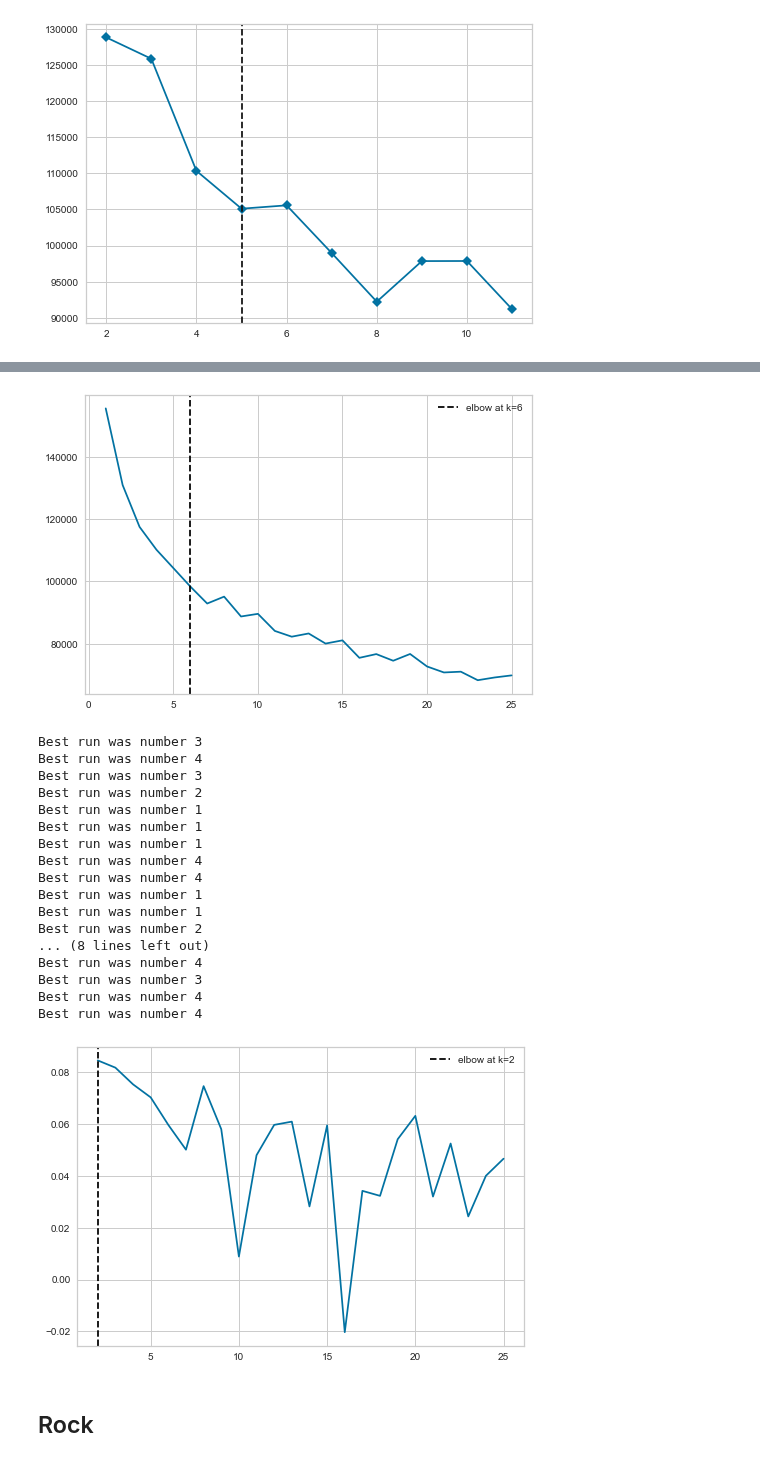
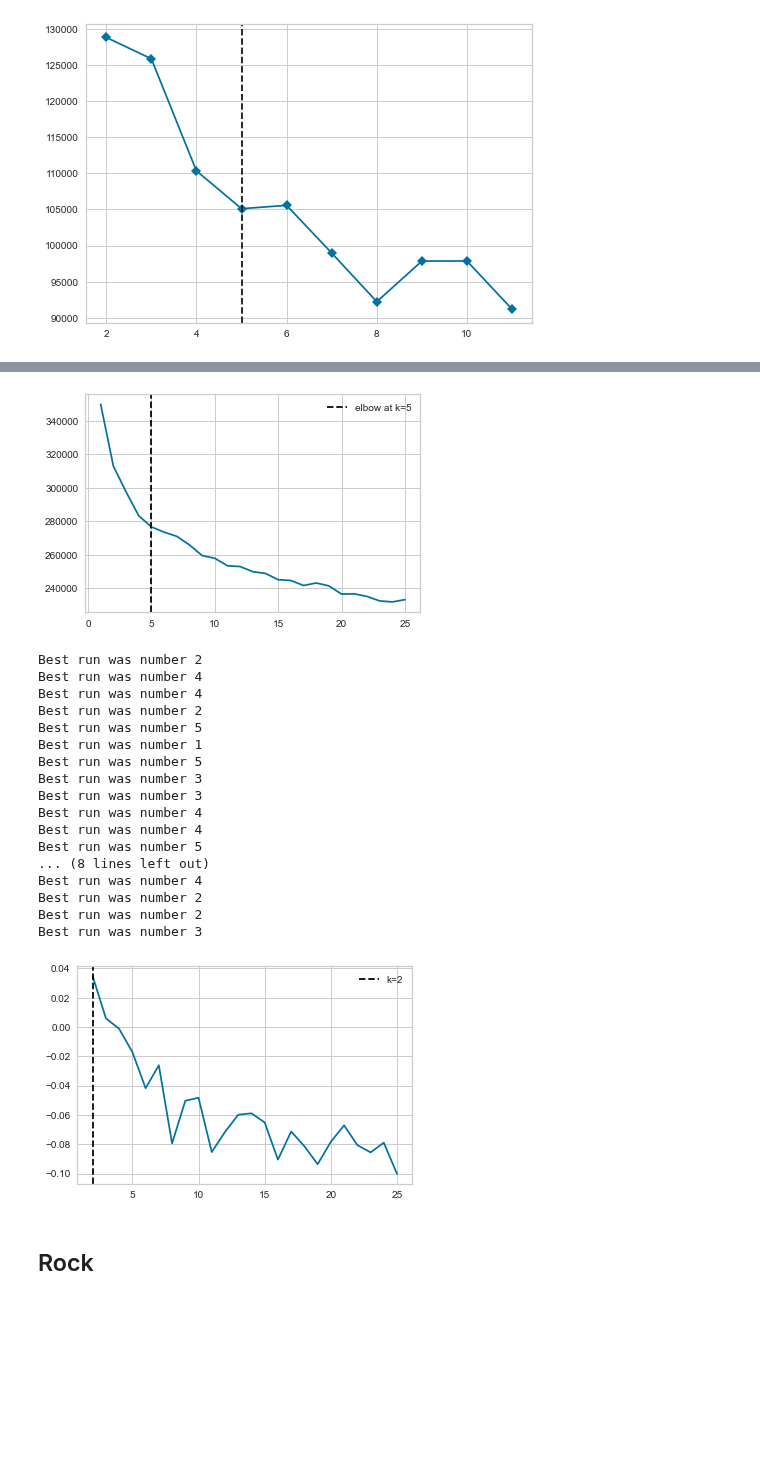
Before and after one commit to cri98li/Data-Mining-2-Project-ts-classification, a Jupyter notebook: Fase 4.3 - Transactional Clustering.ipynb, the cells around one changed output, grey strips where cells are left out. Drawn from its saved outputs; the diff is of its cells as text; code cells hidden in the pictures; blank space fills up the shorter version.

```diff
--- a/Fase 4.3 - Transactional Clustering.ipynb
+++ b/Fase 4.3 - Transactional Clustering.ipynb
@@ -275,0 +246,4 @@ array([[63., 35.,  0., ..., 87., 32., 64.],
+# %%
+X = pd.DataFrame(Xt, columns=attributi)
+X['ALBUM_type_'] = types.values
+X
@@ -299,7 +287,7 @@ array([array([0.        , 0.14638213, 0.15426504, 0.15867527, 0.16164804,
 from kmodes.kmodes import KModes
 
 n_cluster=6
-km = KModes(n_clusters=n_cluster, init='Huang', n_init=5, verbose=1)
+km = KModes(n_clusters=n_cluster, init='Huang', n_init=5, verbose=1, n_jobs=-1)
 
-clusters = km.fit_predict(Xt)
+clusters = km.fit_predict(X)
 # %% [output]
@@ -451,7 +437,7 @@ sse = []
 
 for k in K:
     km = KModes(n_clusters=k, init='Huang', n_init=5, verbose=1, n_jobs=-1)
-    km.fit(Xt)
+    km.fit(X)
     sse.append((k, km.cost_))
 # %% [output]
 Best run was number 1
@@ -473,12 +459,12 @@ Best run was number 4
 Best run was number 1
 # %%
 plt.plot(*zip(*sse))
-plt.axvline(x=6, label='elbow at k=6',  ls='--', c='black')
+plt.axvline(x=5, label='elbow at k=5',  ls='--', c='black')
 plt.legend()
-#plt.savefig("kmodes_sse.pdf", bbox_inches="tight")
+plt.savefig("kmodes_sse.pdf", bbox_inches="tight")
 plt.show()
 # %% [output]
-[figure, old version]
+[figure, new version]
 # %%
 from sklearn.metrics import silhouette_score
 # %%
@@ -487,33 +473,33 @@ sil = []
 
 for k in K:
     km = KModes(n_clusters=k, init='Huang', n_init=5, verbose=1, n_jobs=-1)
-    sil.append((k, silhouette_score(Xt, km.fit_predict(Xt))))
+    sil.append((k, silhouette_score(X, km.fit_predict(X))))
 # %% [output]
-Best run was number 3
-Best run was number 4
-Best run was number 3
 Best run was number 2
-Best run was number 1
-Best run was number 1
-Best run was number 1
 Best run was number 4
 Best run was number 4
+Best run was number 2
+Best run was number 5
 Best run was number 1
-Best run was number 1
-Best run was number 2
-... (8 lines left out)
-Best run was number 4
+Best run was number 5
+Best run was number 3
 Best run was number 3
 Best run was number 4
 Best run was number 4
+Best run was number 5
+... (8 lines left out)
+Best run was number 4
+Best run was number 2
+Best run was number 2
+Best run was number 3
 # %%
 plt.plot(*zip(*sil))
-plt.axvline(x=2, label='elbow at k=2',  ls='--', c='black')
+plt.axvline(x=2, label='k=2',  ls='--', c='black')
 plt.legend()
-#plt.savefig("kmodes_silhouette.pdf", bbox_inches="tight")
+plt.savefig("kmodes_silhouette.pdf", bbox_inches="tight")
 plt.show()
 # %% [output]
-[figure, old version]
+[figure, new version]
 # %% [markdown]
 ## Rock
 # %%
```
Also changed, not shown: parts of 21 cells of this notebook.
